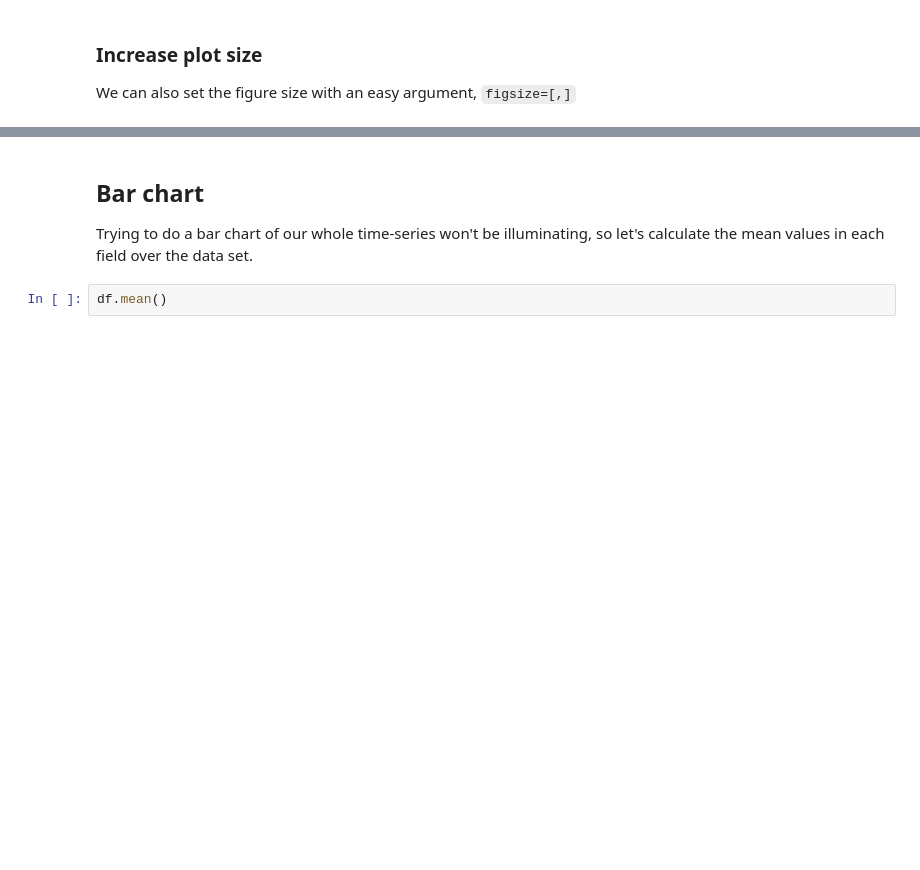
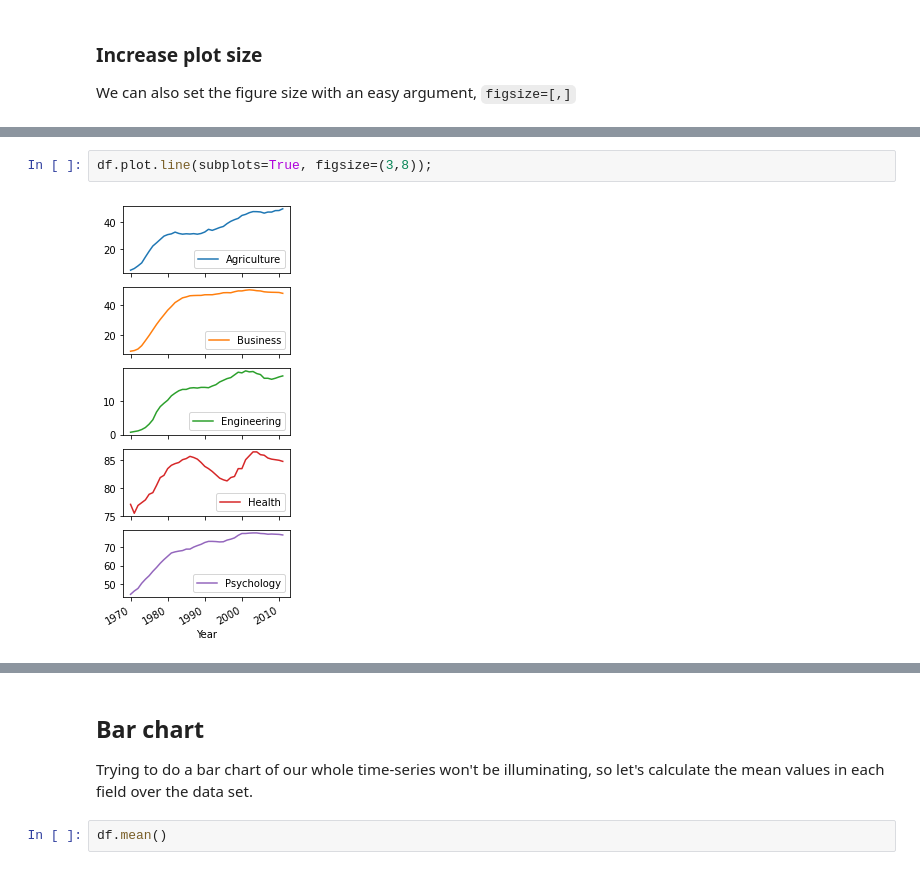
Before and after one commit to emonson/pandas-jupyterlab, a Jupyter notebook: BasicPandasPlotting.ipynb, the cells around one changed output, grey strips where cells are left out. Saved outputs shown, nothing was run; the diff lists cells and outputs as text; blank space fills up the shorter version.

```diff
--- a/BasicPandasPlotting.ipynb
+++ b/BasicPandasPlotting.ipynb
@@ -100,0 +113,4 @@ df.plot.line(y=['Business','Psychology'], figsize=[10,6]);
+# %%
+df.plot.line(subplots=True, figsize=(3,8));
+# %% [output]
+[figure, added]
```
Also changed, not shown: parts of 30 cells of this notebook, 16 other files.
